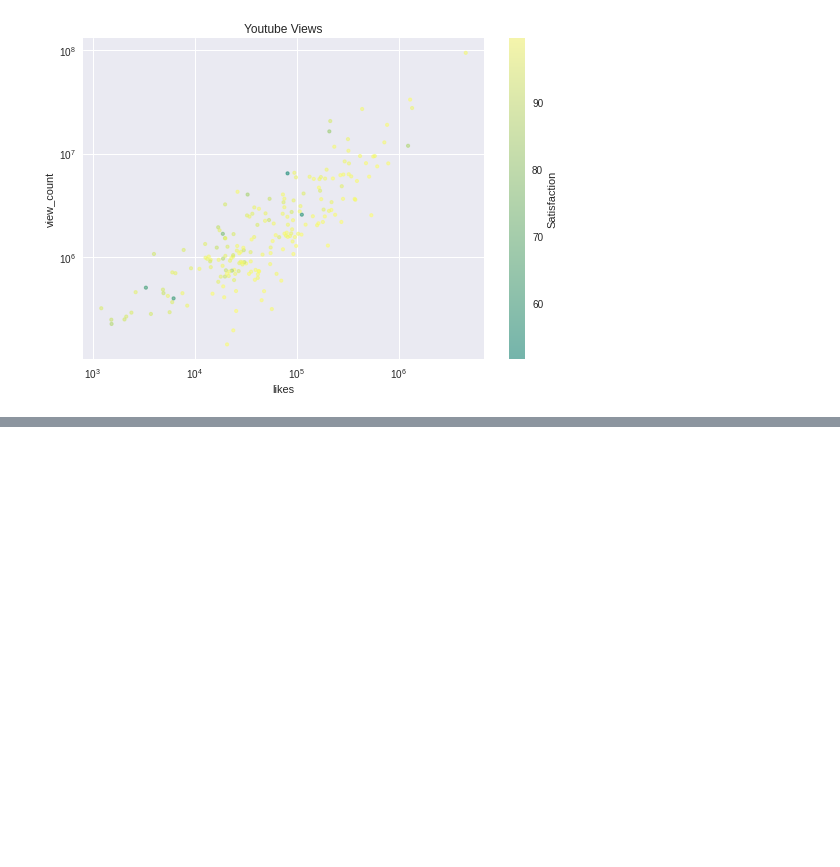
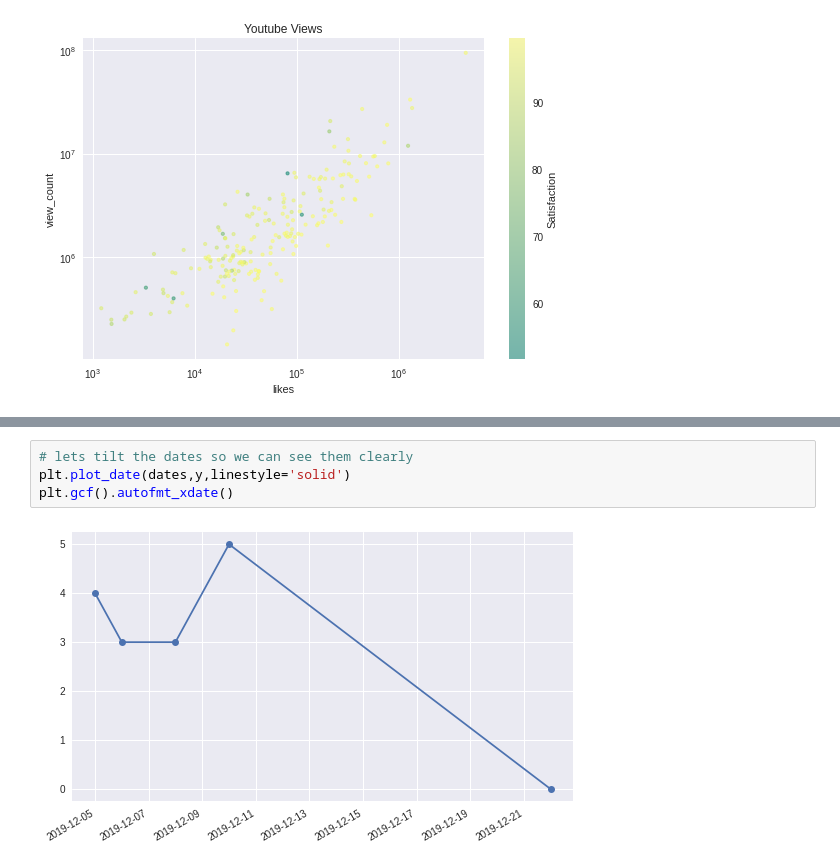
Before and after one commit to nofile000/Deep-Learning-Prerequisites-The-Numpy-Stack-in-Python-V2-, a Jupyter notebook: Matplotlib.ipynb, the cells around one changed output, grey strips where cells are left out. Drawn from its saved outputs; the diff is of its cells as text; blank space fills up the shorter version.

```diff
--- a/Matplotlib.ipynb
+++ b/Matplotlib.ipynb
@@ -311,0 +339,6 @@ cbar.set_label('Satisfaction')
+# %%
+# lets tilt the dates so we can see them clearly
+plt.plot_date(dates,y,linestyle='solid')
+plt.gcf().autofmt_xdate()
+# %% [output]
+[figure, added]
```
Also changed, not shown: parts of 19 cells of this notebook.
